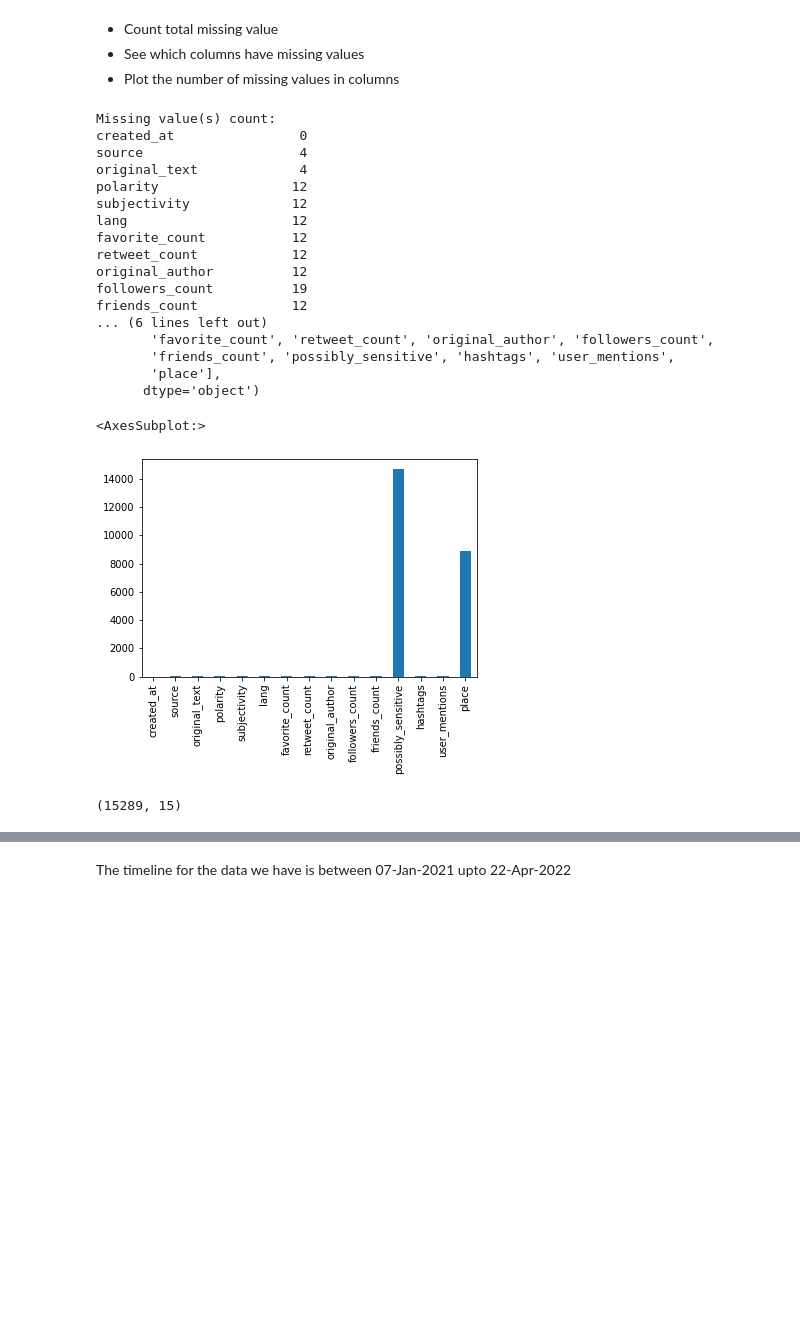
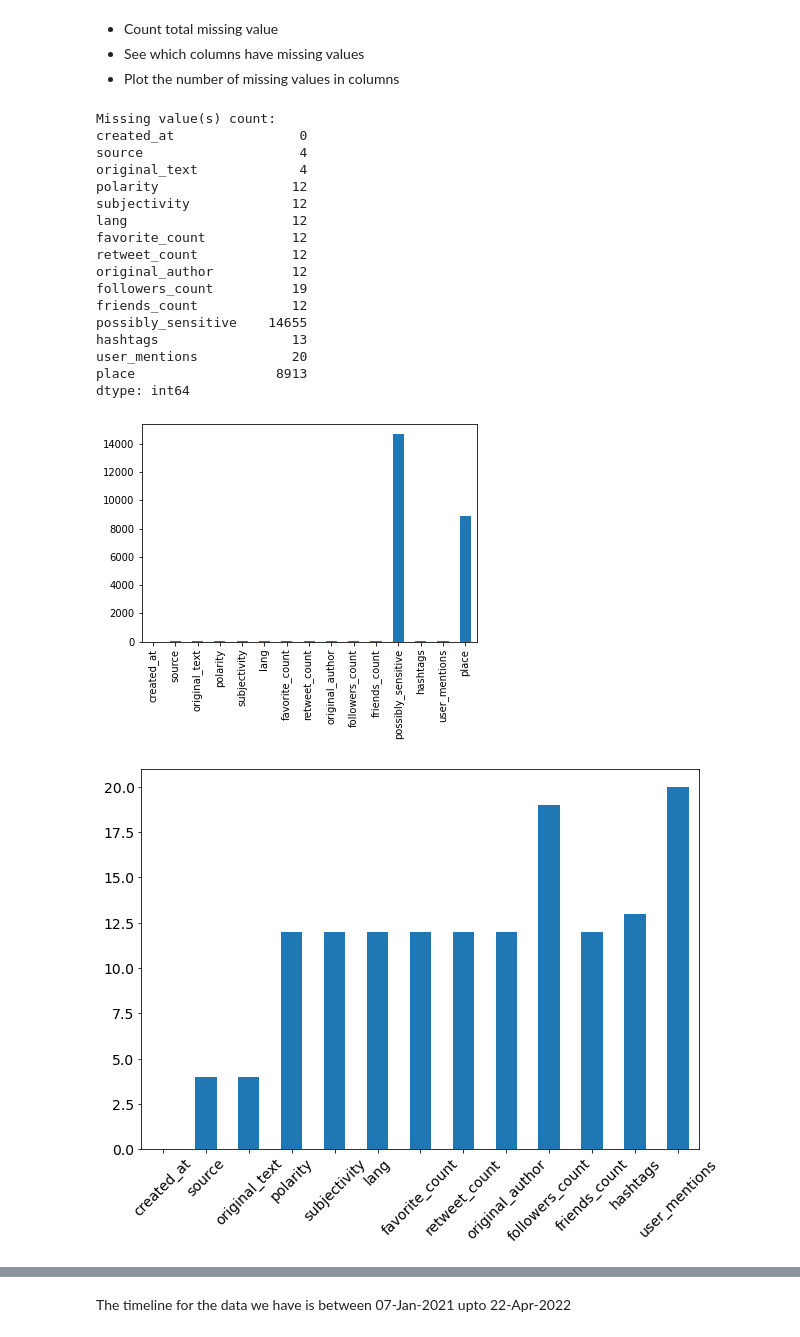
Before and after one commit to Hen0k/Twitter-Data-Analysis, a Jupyter notebook: notebooks/EDA.ipynb, the cells around one changed output, grey strips where cells are left out. Drawn from its saved outputs; the diff is of its cells as text; code cells hidden in the pictures; blank space fills up the shorter version.

Commit message:
Update the notebooks to use the modules and more EDA

```diff
--- a/notebooks/EDA.ipynb
+++ b/notebooks/EDA.ipynb
@@ -31,14 +27,23 @@ The data is collected using the following key words
 # %%
 # extrenal modules
 import matplotlib.pyplot as plt
+from matplotlib import rcParams
 import pandas as pd
 import numpy as np
 import os
+import sys
 import json
+from collections import Counter
+cwd = os.getcwd()
+parent = cwd.replace('/notebooks', '')
+sys.path.insert(0, parent)
 # custom modules
-from clean_tweets_dataframe import Clean_Tweets
+from clean_tweets_dataframe import CleanTweets
 from extract_dataframe import read_json, TweetDfExtractor
+from utils import DataLoader
+from tweets_preprocess import SADataPreparation
 
+rcParams['figure.figsize'] = (12, 7)
 %matplotlib inline
 # %% [markdown]
 ## Data Acquisition
@@ -48,20 +53,6 @@ That will be used to Transform the JSON data into a pandas dataframe.
 If this step is already run, it would simply read a CSV that it cached
 on the previous run.
 # %%
-def get_extracted_data() -> pd.DataFrame:
-    csv_path = 'processed_tweet_data.csv'
-    if not os.path.exists(csv_path):
-        data_path = "data/Economic_Twitter_Data.json"
-        tweets_num, tweet_list = read_json(data_path)
-        print(f"Oiginal tweets count is {tweets_num}")
-        tweet = TweetDfExtractor(tweet_list)
-        tweet_df = tweet.get_tweet_df(save=True)
-
-    else:
-        tweet_df = pd.read_csv(csv_path)
-    print(f"shape: {tweet_df.shape}")
-    print(tweet_df.info())
-    return tweet_df
-
-
-tweet_df = get_extracted_data()
+filename = 'processed_tweet_data.csv'
+loader = DataLoader('../', filename)
+tweet_df = loader.read_csv()
@@ -102,10 +75,10 @@ tweet_df.head()
 - Plot the number of missing values in columns
 # %%
 missing_count = tweet_df.isnull().sum()
-cols_with_missing = tweet_df.columns[tweet_df.isnull().any()]
+# cols_with_missing = tweet_df.columns[tweet_df.isnull().any()]
 
 print(f"Missing value(s) count: \n{missing_count}")
-print(f"Columns having missing value(s): {cols_with_missing}")
+# print(f"Columns having missing value(s): {cols_with_missing}")
 # %% [output]
 Missing value(s) count:
 created_at                0
@@ -119,18 +92,21 @@ retweet_count            12
 original_author          12
 followers_count          19
 friends_count            12
-... (6 lines left out)
-       'favorite_count', 'retweet_count', 'original_author', 'followers_count',
-       'friends_count', 'possibly_sensitive', 'hashtags', 'user_mentions',
-       'place'],
-      dtype='object')
+possibly_sensitive    14655
+hashtags                 13
+user_mentions            20
+place                  8913
+dtype: int64
 # %%
-missing_count.plot(kind='bar')
+fig = missing_count.plot(kind='bar', fontsize=10).get_figure()
+fig.savefig("missing_values_bar_chart.png")
 # %% [output]
-<AxesSubplot:>
 [figure]
-# %%
-tweet_df[tweet_df['polarity'] == '0.0'].shape
-# %% [output]
-(15289, 15)
+# %%
+copy_missing_count = missing_count.copy()
+copy_missing_count= copy_missing_count.drop(labels=['place', 'possibly_sensitive'])
+fig = copy_missing_count.plot(kind='bar', fontsize=14, figsize=(10, 7), rot=45).get_figure()
+fig.savefig("missing_values_bar_chart_with_drop.png")
+# %% [output]
+[figure, added]
 # %%
```
Also changed, not shown: parts of 23 cells of this notebook, 2 other files.
